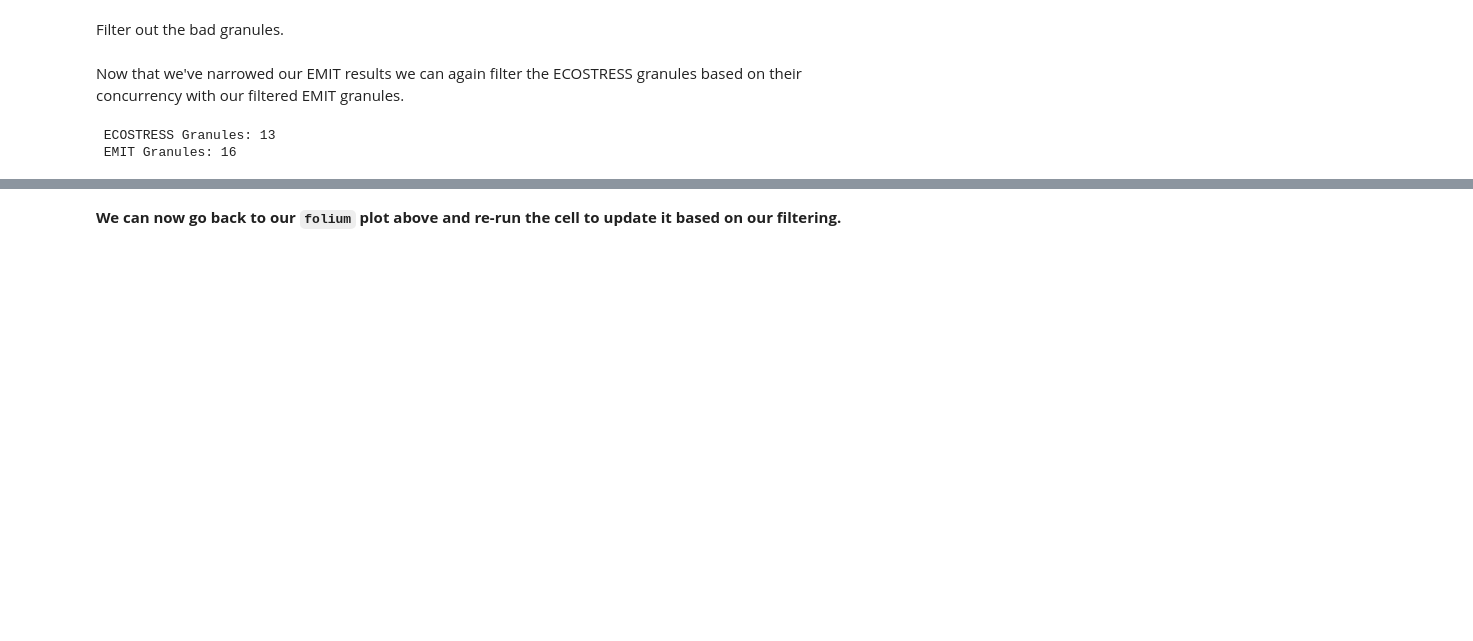
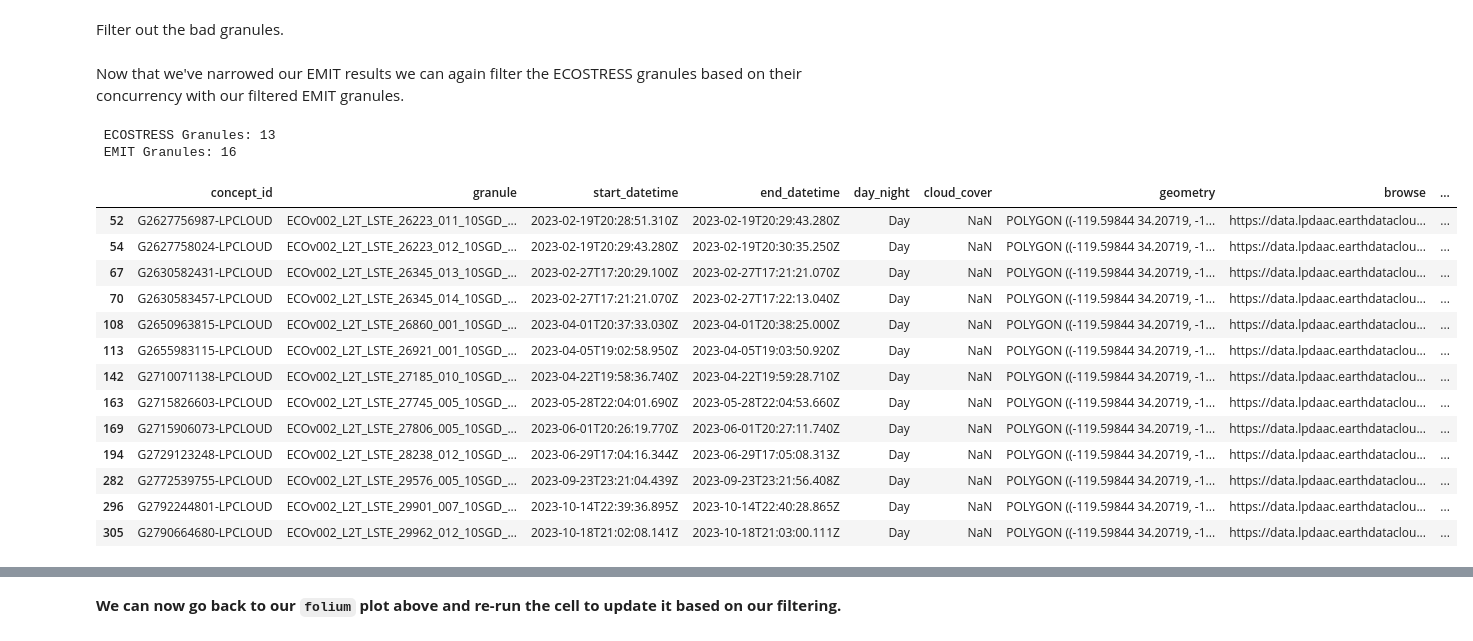
Before and after one commit to nasa/VITALS, a Jupyter notebook: python/01_Finding_Concurrent_Data.ipynb, the cells around one changed output, grey strips where cells are left out. Saved outputs shown, nothing was run; the diff lists cells and outputs as text; code cells hidden in the pictures; blank space fills up the shorter version.

```diff
--- a/python/01_Finding_Concurrent_Data.ipynb
+++ b/python/01_Finding_Concurrent_Data.ipynb
@@ -606,3 +607,20 @@ print(f' ECOSTRESS Granules: {eco_gdf.shape[0]} \n EMIT Granules: {emit_gdf.shap
 # %% [output]
  ECOSTRESS Granules: 13
  EMIT Granules: 16
+# %%
+eco_gdf
+# %% [output]
+|  | concept_id | granule | start_datetime | end_datetime | day_night | cloud_cover | geometry | browse | ... |
+| 52 | G2627756987-LPCLOUD | ECOv002_L2T_LSTE_26223_011_10SGD_... | 2023-02-19T20:28:51.310Z | 2023-02-19T20:29:43.280Z | Day | NaN | POLYGON ((-119.59844 34.20719, -1... | https://data.lpdaac.earthdataclou... | ... |
+| 54 | G2627758024-LPCLOUD | ECOv002_L2T_LSTE_26223_012_10SGD_... | 2023-02-19T20:29:43.280Z | 2023-02-19T20:30:35.250Z | Day | NaN | POLYGON ((-119.59844 34.20719, -1... | https://data.lpdaac.earthdataclou... | ... |
+| 67 | G2630582431-LPCLOUD | ECOv002_L2T_LSTE_26345_013_10SGD_... | 2023-02-27T17:20:29.100Z | 2023-02-27T17:21:21.070Z | Day | NaN | POLYGON ((-119.59844 34.20719, -1... | https://data.lpdaac.earthdataclou... | ... |
+| 70 | G2630583457-LPCLOUD | ECOv002_L2T_LSTE_26345_014_10SGD_... | 2023-02-27T17:21:21.070Z | 2023-02-27T17:22:13.040Z | Day | NaN | POLYGON ((-119.59844 34.20719, -1... | https://data.lpdaac.earthdataclou... | ... |
+| 108 | G2650963815-LPCLOUD | ECOv002_L2T_LSTE_26860_001_10SGD_... | 2023-04-01T20:37:33.030Z | 2023-04-01T20:38:25.000Z | Day | NaN | POLYGON ((-119.59844 34.20719, -1... | https://data.lpdaac.earthdataclou... | ... |
+| 113 | G2655983115-LPCLOUD | ECOv002_L2T_LSTE_26921_001_10SGD_... | 2023-04-05T19:02:58.950Z | 2023-04-05T19:03:50.920Z | Day | NaN | POLYGON ((-119.59844 34.20719, -1... | https://data.lpdaac.earthdataclou... | ... |
+| 142 | G2710071138-LPCLOUD | ECOv002_L2T_LSTE_27185_010_10SGD_... | 2023-04-22T19:58:36.740Z | 2023-04-22T19:59:28.710Z | Day | NaN | POLYGON ((-119.59844 34.20719, -1... | https://data.lpdaac.earthdataclou... | ... |
+| 163 | G2715826603-LPCLOUD | ECOv002_L2T_LSTE_27745_005_10SGD_... | 2023-05-28T22:04:01.690Z | 2023-05-28T22:04:53.660Z | Day | NaN | POLYGON ((-119.59844 34.20719, -1... | https://data.lpdaac.earthdataclou... | ... |
+| 169 | G2715906073-LPCLOUD | ECOv002_L2T_LSTE_27806_005_10SGD_... | 2023-06-01T20:26:19.770Z | 2023-06-01T20:27:11.740Z | Day | NaN | POLYGON ((-119.59844 34.20719, -1... | https://data.lpdaac.earthdataclou... | ... |
+| 194 | G2729123248-LPCLOUD | ECOv002_L2T_LSTE_28238_012_10SGD_... | 2023-06-29T17:04:16.344Z | 2023-06-29T17:05:08.313Z | Day | NaN | POLYGON ((-119.59844 34.20719, -1... | https://data.lpdaac.earthdataclou... | ... |
+| 282 | G2772539755-LPCLOUD | ECOv002_L2T_LSTE_29576_005_10SGD_... | 2023-09-23T23:21:04.439Z | 2023-09-23T23:21:56.408Z | Day | NaN | POLYGON ((-119.59844 34.20719, -1... | https://data.lpdaac.earthdataclou... | ... |
+| 296 | G2792244801-LPCLOUD | ECOv002_L2T_LSTE_29901_007_10SGD_... | 2023-10-14T22:39:36.895Z | 2023-10-14T22:40:28.865Z | Day | NaN | POLYGON ((-119.59844 34.20719, -1... | https://data.lpdaac.earthdataclou... | ... |
+| 305 | G2790664680-LPCLOUD | ECOv002_L2T_LSTE_29962_012_10SGD_... | 2023-10-18T21:02:08.141Z | 2023-10-18T21:03:00.111Z | Day | NaN | POLYGON ((-119.59844 34.20719, -1... | https://data.lpdaac.earthdataclou... | ... |
```
Also changed, not shown: parts of 36 cells of this notebook.
